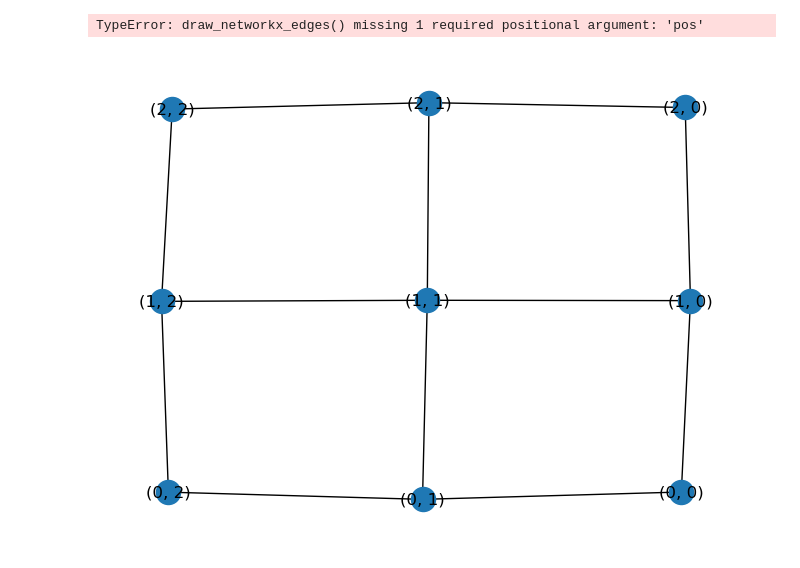
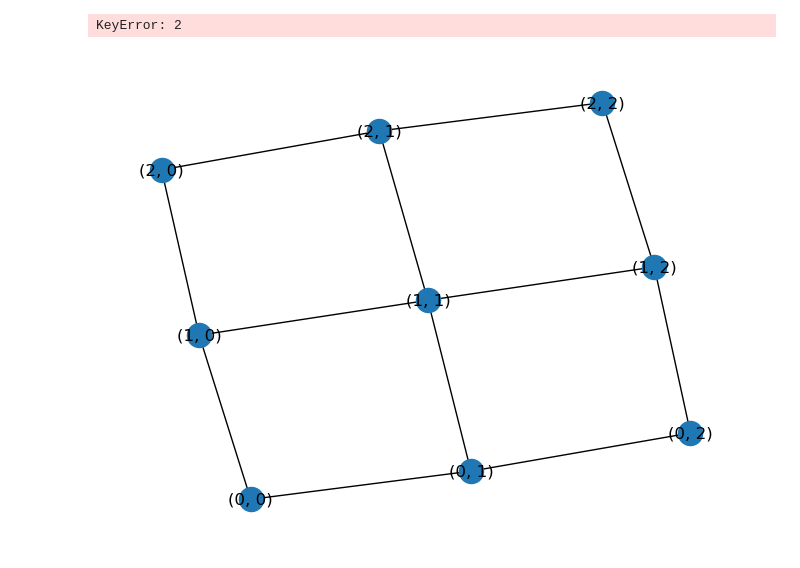
Before and after one commit to mit-zardini-lab/act4ebrd-resolution-bug, a Jupyter notebook: eda/network_design.ipynb, the cells around one changed output. Saved outputs shown, nothing was run; the diff lists cells and outputs as text; code cells hidden in the pictures.

Commit message:
updated graph code

```diff
--- a/eda/network_design.ipynb
+++ b/eda/network_design.ipynb
@@ -43,11 +43,16 @@ possible_fleet_compositions = [
     (3,0),
 ]
 # %%
-# Plot the graph with the first route
-nx.draw(G, with_labels=True)
+# Generate positions for nodes
+pos = nx.spring_layout(G)  # You can use other layouts like shell_layout or circular_layout
+
+# Draw the graph
+nx.draw(G, pos, with_labels=True)
+
+# Highlight the first route
 route = routes[0]
-edges = [(route[i], route[i+1]) for i in range(len(route)-1)]
-nx.draw_networkx_edges(G, edgelist=edges, edge_color='r')
+edges = [(route[i], route[i+1]) for i in range(len(route) - 1)]
+nx.draw_networkx_edges(G, pos, edgelist=edges, edge_color='r', width=2)
 # %% [output]
-TypeError: draw_networkx_edges() missing 1 required positional argument: 'pos'
+KeyError: 2
-[figure, old version]
+[figure, new version]
```
Also changed, not shown: parts of 2 cells of this notebook, 3 other files.
